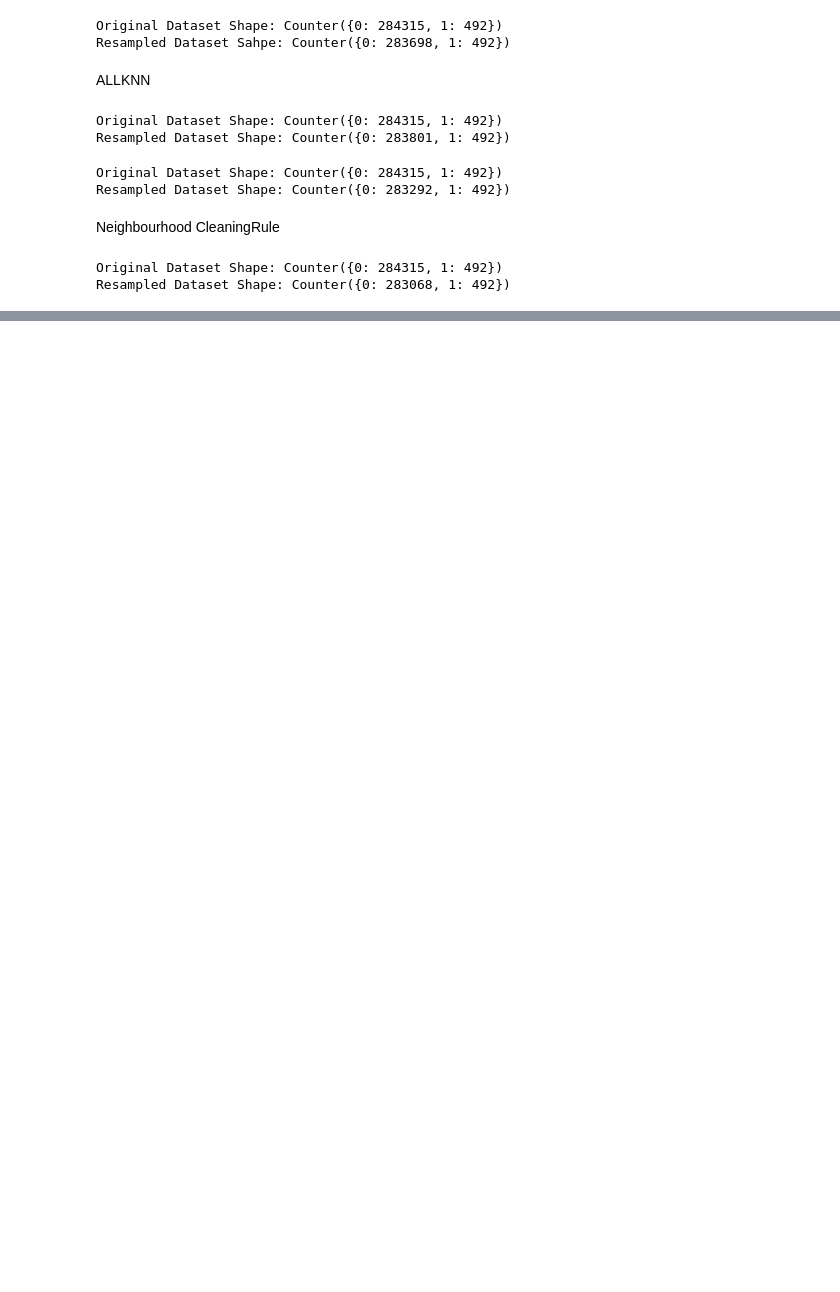
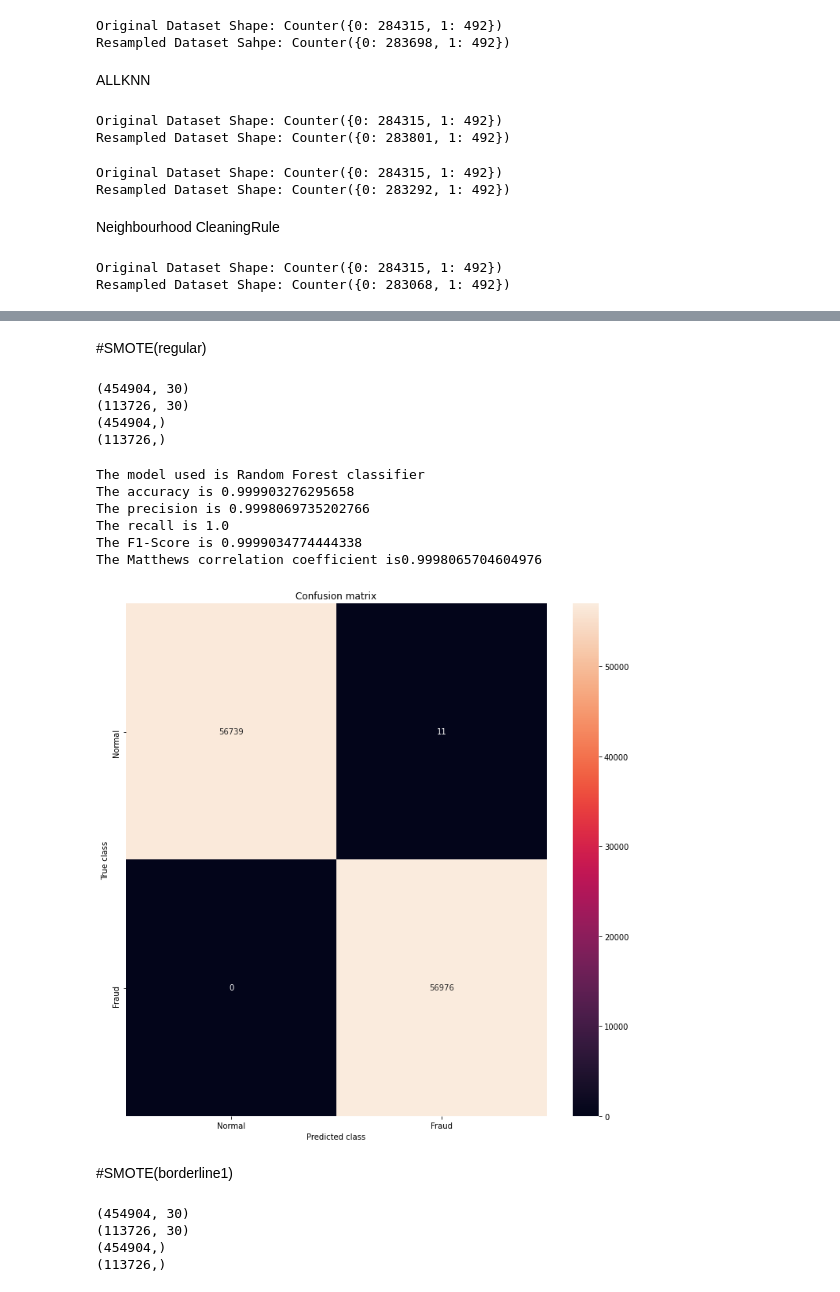
Before and after one commit to MarsWangyang/Credit-Card-Fraud-Detection, a Jupyter notebook: creditcard.ipynb, the cells around one changed output, grey strips where cells are left out. Saved outputs shown, nothing was run; the diff lists cells and outputs as text; code cells hidden in the pictures; blank space fills up the shorter version.

```diff
--- a/creditcard.ipynb
+++ b/creditcard.ipynb
@@ -337,0 +472,67 @@ x_resampled_ncr.shape
+# %% [markdown]
+#SMOTE(regular)
+# %%
+x_train_smote, x_test_smote, y_train_smote, y_test_smote = train_test_split(x_resampled_smote, y_resampled_smote, test_size=0.2, random_state=42)
+print(x_train_smote.shape)
+print(x_test_smote.shape)
+print(y_train_smote.shape)
+print(y_test_smote.shape)
+# %% [output]
+(454904, 30)
+(113726, 30)
+(454904,)
+(113726,)
+# %%
+from sklearn.ensemble import RandomForestClassifier
+rfc = RandomForestClassifier()
+rfc.fit(x_train_smote, y_train_smote)
+yPred = rfc.predict(x_test_smote)
+
+n_errors = (yPred != y_test_smote).sum()
+print("The model used is Random Forest classifier")
+
+acc = accuracy_score(y_test_smote, yPred)
+print("The accuracy is {}".format(acc))
+
+prec = precision_score(y_test_smote, yPred)
+print("The precision is {}".format(prec))
+
+rec = recall_score(y_test_smote, yPred)
+print("The recall is {}".format(rec))
+
+f1 = f1_score(y_test_smote, yPred)
+print("The F1-Score is {}".format(f1))
+
+MCC = matthews_corrcoef(y_test_smote, yPred)
+print("The Matthews correlation coefficient is{}".format(MCC))
+
+LABELS = ['Normal', 'Fraud']
+conf_matrix = confusion_matrix(y_test_smote, yPred)
+plt.figure(figsize =(12, 12))
+sns.heatmap(conf_matrix, xticklabels = LABELS,
+            yticklabels = LABELS, annot = True, fmt ="d");
+plt.title("Confusion matrix")
+plt.ylabel('True class')
+plt.xlabel('Predicted class')
+plt.show()
+# %% [output]
+The model used is Random Forest classifier
+The accuracy is 0.999903276295658
+The precision is 0.9998069735202766
+The recall is 1.0
+The F1-Score is 0.9999034774444338
+The Matthews correlation coefficient is0.9998065704604976
+[figure, added]
+# %% [markdown]
+#SMOTE(borderline1)
+# %%
+x_train_smote1, x_test_smote1, y_train_smote1, y_test_smote1 = train_test_split(x_resampled_smote1, y_resampled_smote1, test_size=0.2, random_state=42)
+print(x_train_smote1.shape)
+print(x_test_smote1.shape)
+print(y_train_smote1.shape)
+print(y_test_smote1.shape)
+# %% [output]
+(454904, 30)
+(113726, 30)
+(454904,)
+(113726,)
```
Also changed, not shown: parts of 26 cells of this notebook.
